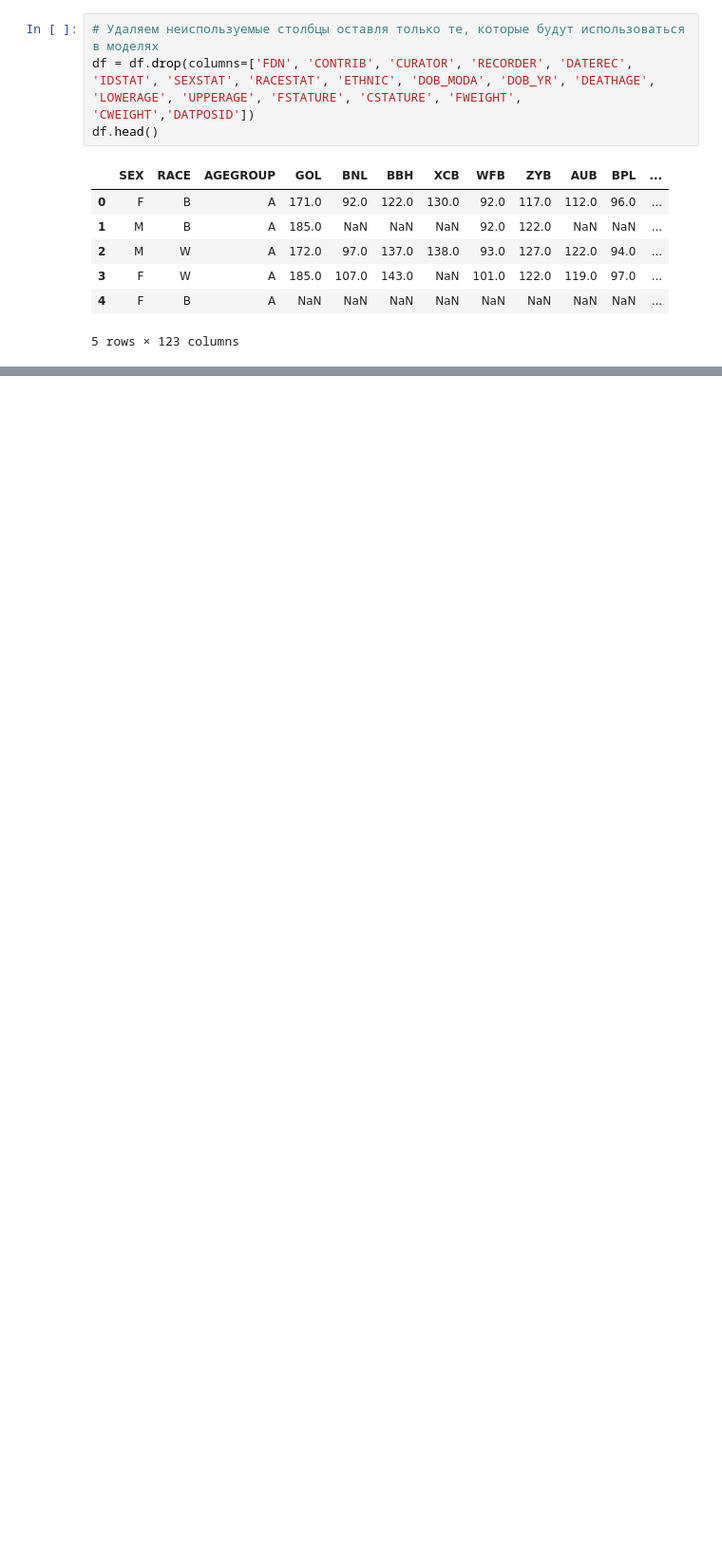
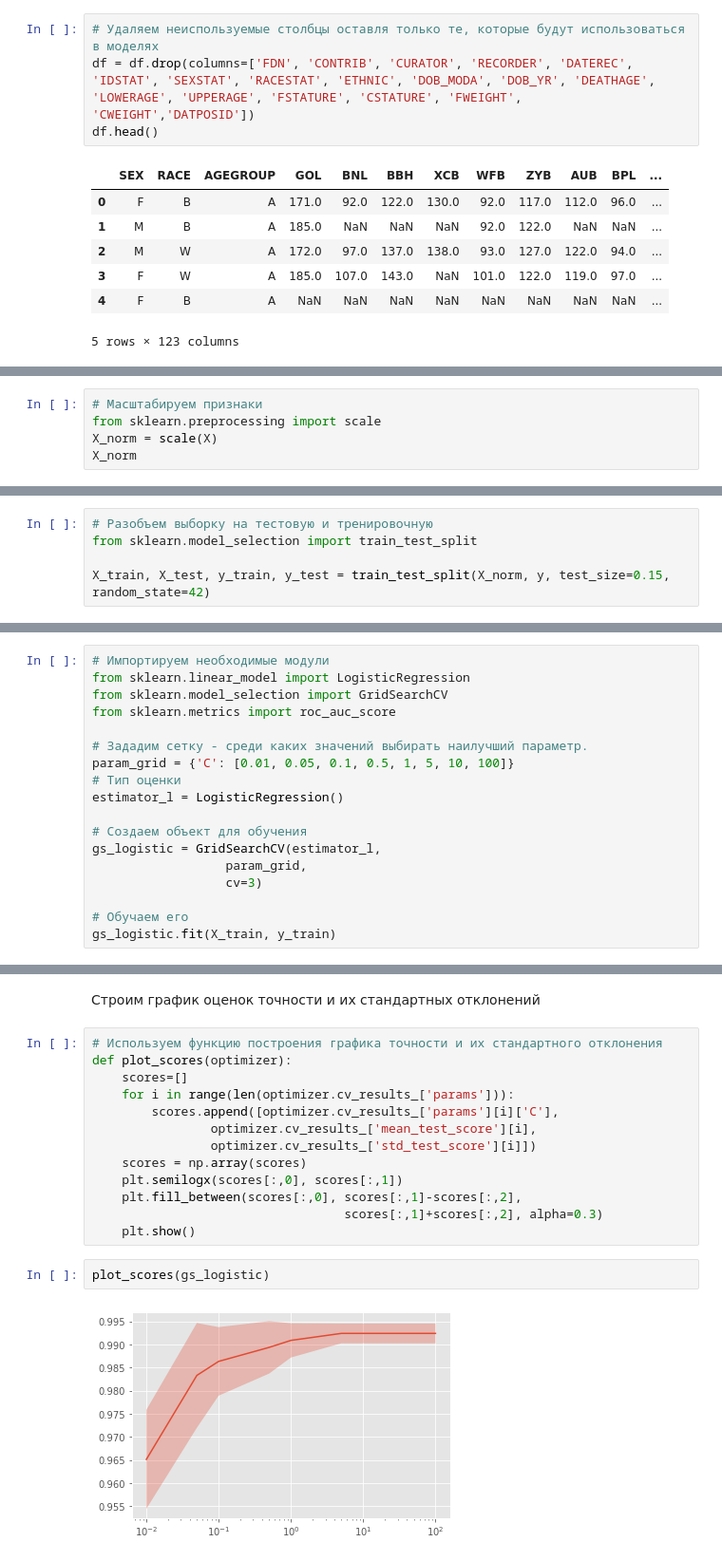
Before and after one commit to alexmal2804/hwds, a Jupyter notebook: course_project_1.ipynb, the cells around one changed output, grey strips where cells are left out. Shown at 95% size. Drawn from its saved outputs; the diff is of its cells as text; blank space fills up the shorter version.

```diff
--- a/course_project_1.ipynb
+++ b/course_project_1.ipynb
@@ -70,0 +270,5 @@ df.head()
+# %%
+# Масштабируем признаки
+from sklearn.preprocessing import scale
+X_norm = scale(X)
+X_norm
@@ -70,0 +289,5 @@ df.head()
+# %%
+# Разобъем выборку на тестовую и тренировочную
+from sklearn.model_selection import train_test_split
+
+X_train, X_test, y_train, y_test = train_test_split(X_norm, y, test_size=0.15, random_state=42)
@@ -70,0 +296,18 @@ df.head()
+# %%
+# Импортируем необходимые модули
+from sklearn.linear_model import LogisticRegression
+from sklearn.model_selection import GridSearchCV
+from sklearn.metrics import roc_auc_score
+
+# Зададим сетку - среди каких значений выбирать наилучший параметр.
+param_grid = {'C': [0.01, 0.05, 0.1, 0.5, 1, 5, 10, 100]}
+# Тип оценки
+estimator_l = LogisticRegression()
+
+# Создаем объект для обучения
+gs_logistic = GridSearchCV(estimator_l,
+                  param_grid,
+                  cv=3)
+
+# Обучаем его
+gs_logistic.fit(X_train, y_train)
@@ -70,0 +341,20 @@ df.head()
+# %% [markdown]
+Строим график оценок точности и их стандартных
+ отклонений
+# %%
+# Используем функцию построения графика точности и их стандартного отклонения
+def plot_scores(optimizer):
+    scores=[]
+    for i in range(len(optimizer.cv_results_['params'])):
+        scores.append([optimizer.cv_results_['params'][i]['C'],
+                optimizer.cv_results_['mean_test_score'][i],
+                optimizer.cv_results_['std_test_score'][i]])
+    scores = np.array(scores)
+    plt.semilogx(scores[:,0], scores[:,1])
+    plt.fill_between(scores[:,0], scores[:,1]-scores[:,2],
+                                  scores[:,1]+scores[:,2], alpha=0.3)
+    plt.show()
+# %%
+plot_scores(gs_logistic)
+# %% [output]
+[figure, added]
```
Also changed, not shown: parts of 85 cells of this notebook.
